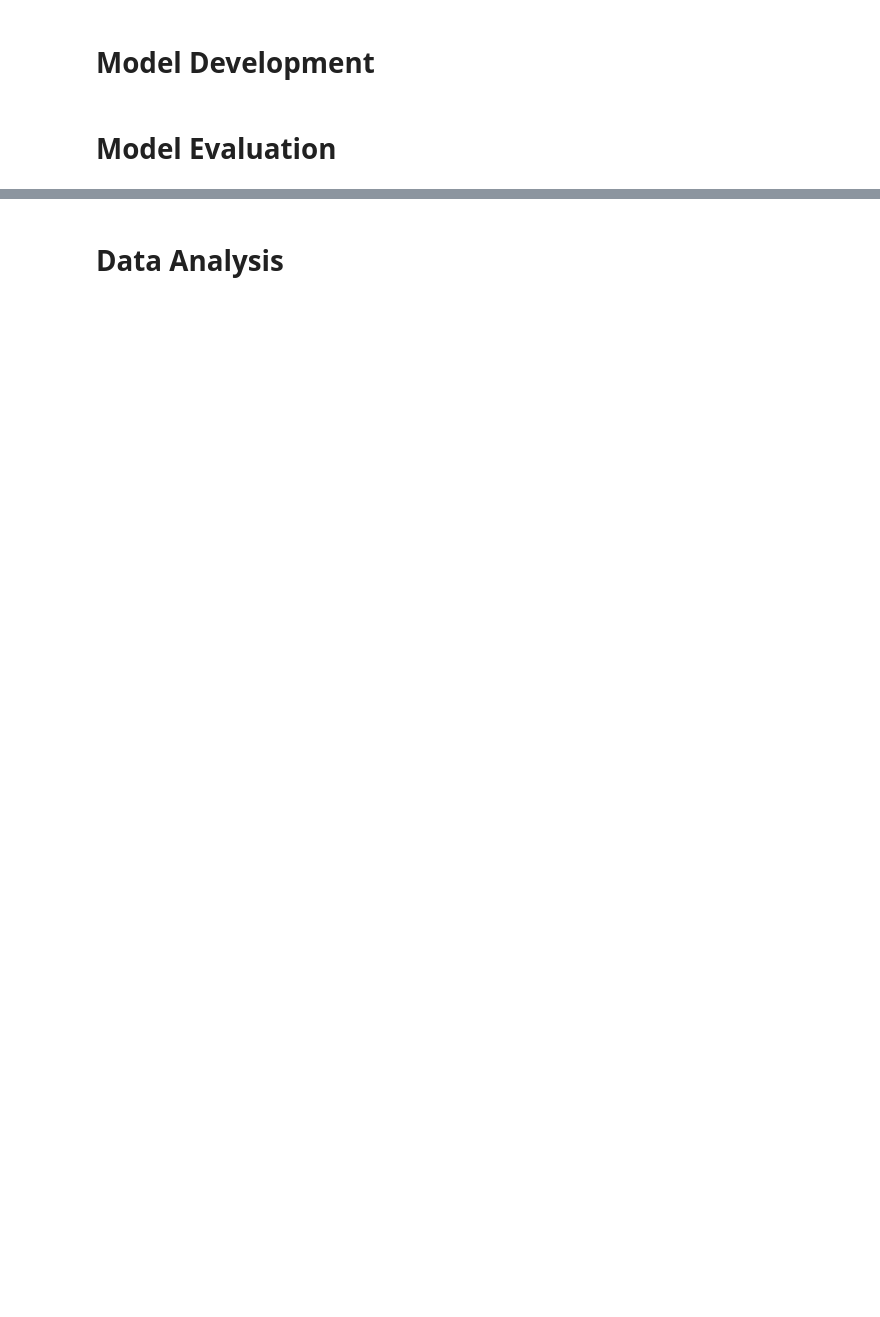
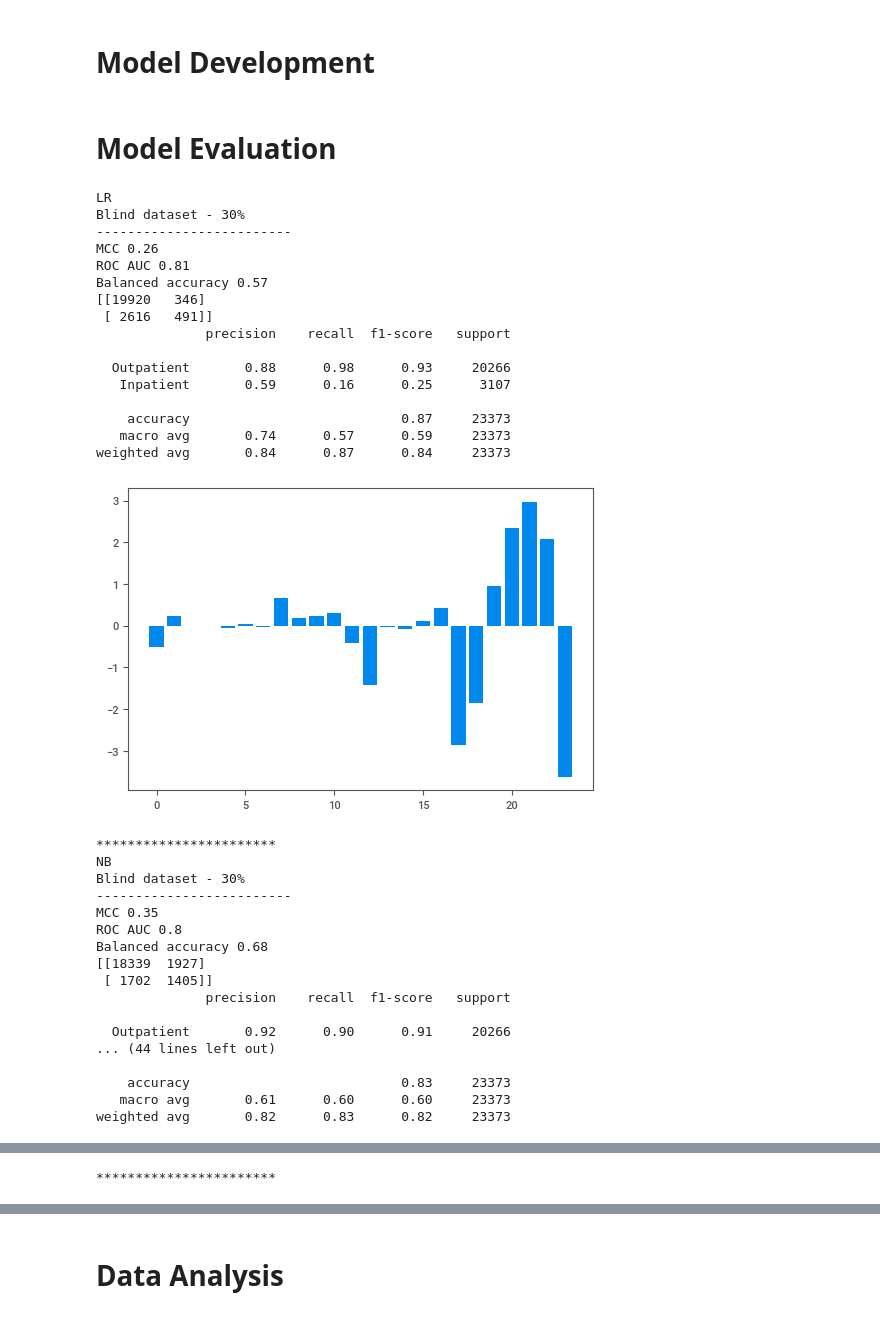
Before and after one commit to annafedyukova/CDTH, a Jupyter notebook: Dataset_creation.ipynb, the cells around one changed output, grey strips where cells are left out. Saved outputs shown, nothing was run; the diff lists cells and outputs as text; code cells hidden in the pictures; blank space fills up the shorter version.

```diff
--- a/Dataset_creation.ipynb
+++ b/Dataset_creation.ipynb
@@ -333,0 +245,2 @@ my_report.show_notebook()
+# %%
+X_train, X_test, y_train, y_test = train_test_split(X, y, test_size=0.30, random_state=42)
@@ -333,0 +290,2 @@ my_report.show_notebook()
+# %%
+X_train_np, X_train_df=cohort_2_transform_ds(X_train)
@@ -333,0 +295,2 @@ my_report.show_notebook()
+# %%
+X_test_np, X_test_df=cohort_2_transform_ds(X_test)
@@ -334,2 +300,24 @@ my_report.show_notebook()
 # %% [markdown]
 # Model Development
+# %%
+def plot_feature_importance(importance,names,model_type):
+
+    #Create arrays from feature importance and feature names
+    feature_importance = np.array(importance)
+    feature_names = np.array(names)
+
+    #Create a DataFrame using a Dictionary
+    data={'feature_names':feature_names,'feature_importance':feature_importance}
+    fi_df = pd.DataFrame(data)
+
+    #Sort the DataFrame in order decreasing feature importance
+    fi_df.sort_values(by=['feature_importance'], ascending=False,inplace=True)
+
+    #Define size of bar plot
+    plt.figure(figsize=(10,8))
+    #Plot Searborn bar chart
+    sns.barplot(x=fi_df['feature_importance'], y=fi_df['feature_names'])
+    #Add chart labels
+    plt.title(model_type + ' FEATURE IMPORTANCE')
+    plt.xlabel('FEATURE IMPORTANCE')
+    plt.ylabel('FEATURE NAMES')
@@ -336,2 +388,43 @@ my_report.show_notebook()
 # %% [markdown]
 # Model Evaluation
+# %%
+models = ['LR','NB','DT']
+for m in models:
+    print(m)
+    create_model(m, 'Test')
+    print('***********************')
+# %% [output]
+LR
+Blind dataset - 30%
+-------------------------
+MCC 0.26
+ROC AUC 0.81
+Balanced accuracy 0.57
+[[19920   346]
+ [ 2616   491]]
+              precision    recall  f1-score   support
+
+  Outpatient       0.88      0.98      0.93     20266
+   Inpatient       0.59      0.16      0.25      3107
+
+    accuracy                           0.87     23373
+   macro avg       0.74      0.57      0.59     23373
+weighted avg       0.84      0.87      0.84     23373
+[figure, added]
+***********************
+NB
+Blind dataset - 30%
+-------------------------
+MCC 0.35
+ROC AUC 0.8
+Balanced accuracy 0.68
+[[18339  1927]
+ [ 1702  1405]]
+              precision    recall  f1-score   support
+
+  Outpatient       0.92      0.90      0.91     20266
+... (44 lines left out)
+
+    accuracy                           0.83     23373
+   macro avg       0.61      0.60      0.60     23373
+weighted avg       0.82      0.83      0.82     23373
@@ -337,0 +432 @@ my_report.show_notebook()
+***********************
```
Also changed, not shown: parts of 38 cells of this notebook, 5 other files.
